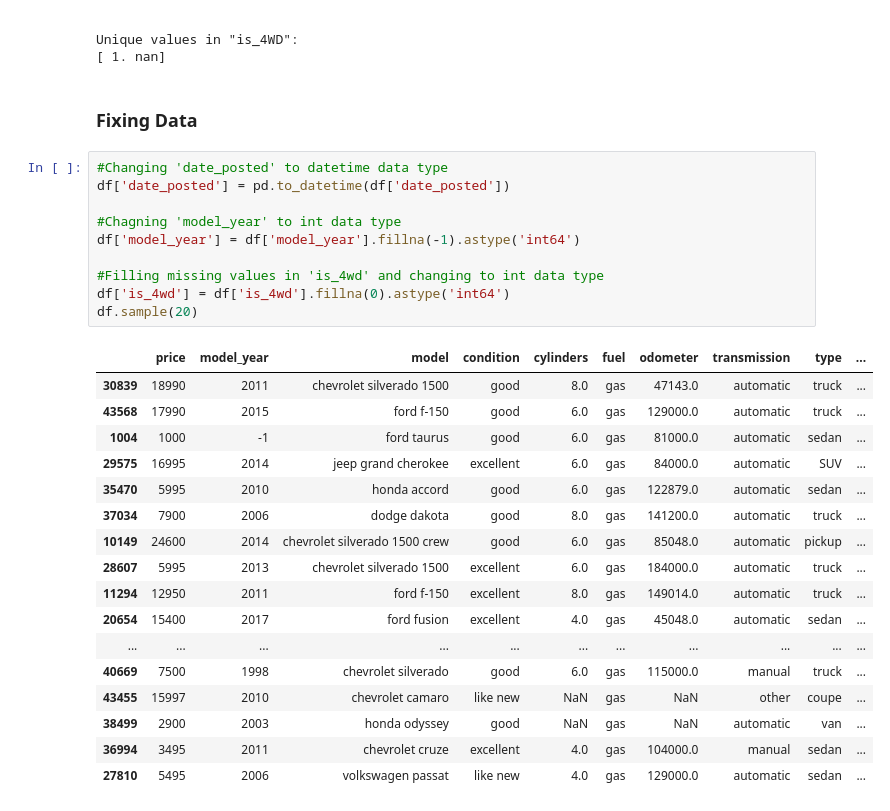
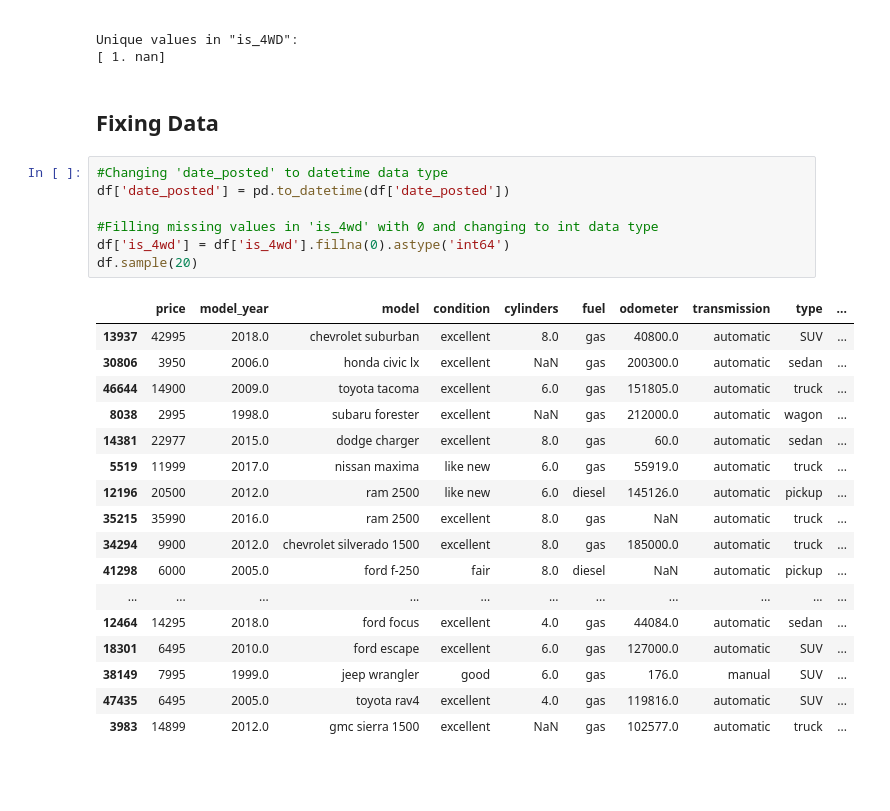
Before and after one commit to CoderCristobal/sprint_4_project, a Jupyter notebook: EDA.ipynb, the cells around one changed output. Drawn from its saved outputs; the diff is of its cells as text; blank space fills up the shorter version.

Commit message:
App V1
An elementary analysis has been performed and recorded in EDA.ipynb, while app.py has been updated to be able to visualize data based on selectable conditions.

```diff
--- a/EDA.ipynb
+++ b/EDA.ipynb
@@ -87,32 +98,29 @@ dtype: int64
 Unique values in "is_4WD":
 [ 1. nan]
 # %% [markdown]
-### Fixing Data
+## Fixing Data
 # %%
 #Changing 'date_posted' to datetime data type
 df['date_posted'] = pd.to_datetime(df['date_posted'])
 
-#Chagning 'model_year' to int data type
-df['model_year'] = df['model_year'].fillna(-1).astype('int64')
-
-#Filling missing values in 'is_4wd' and changing to int data type
+#Filling missing values in 'is_4wd' with 0 and changing to int data type
 df['is_4wd'] = df['is_4wd'].fillna(0).astype('int64')
 df.sample(20)
 # %% [output]
 |  | price | model_year | model | condition | cylinders | fuel | odometer | transmission | type | ... |
-| 30839 | 18990 | 2011 | chevrolet silverado 1500 | good | 8.0 | gas | 47143.0 | automatic | truck | ... |
-| 43568 | 17990 | 2015 | ford f-150 | good | 6.0 | gas | 129000.0 | automatic | truck | ... |
-| 1004 | 1000 | -1 | ford taurus | good | 6.0 | gas | 81000.0 | automatic | sedan | ... |
-| 29575 | 16995 | 2014 | jeep grand cherokee | excellent | 6.0 | gas | 84000.0 | automatic | SUV | ... |
-| 35470 | 5995 | 2010 | honda accord | good | 6.0 | gas | 122879.0 | automatic | sedan | ... |
-| 37034 | 7900 | 2006 | dodge dakota | good | 8.0 | gas | 141200.0 | automatic | truck | ... |
-| 10149 | 24600 | 2014 | chevrolet silverado 1500 crew | good | 6.0 | gas | 85048.0 | automatic | pickup | ... |
-| 28607 | 5995 | 2013 | chevrolet silverado 1500 | excellent | 6.0 | gas | 184000.0 | automatic | truck | ... |
-| 11294 | 12950 | 2011 | ford f-150 | excellent | 8.0 | gas | 149014.0 | automatic | truck | ... |
-| 20654 | 15400 | 2017 | ford fusion | excellent | 4.0 | gas | 45048.0 | automatic | sedan | ... |
+| 13937 | 42995 | 2018.0 | chevrolet suburban | excellent | 8.0 | gas | 40800.0 | automatic | SUV | ... |
+| 30806 | 3950 | 2006.0 | honda civic lx | excellent | NaN | gas | 200300.0 | automatic | sedan | ... |
+| 46644 | 14900 | 2009.0 | toyota tacoma | excellent | 6.0 | gas | 151805.0 | automatic | truck | ... |
+| 8038 | 2995 | 1998.0 | subaru forester | excellent | NaN | gas | 212000.0 | automatic | wagon | ... |
+| 14381 | 22977 | 2015.0 | dodge charger | excellent | 8.0 | gas | 60.0 | automatic | sedan | ... |
+| 5519 | 11999 | 2017.0 | nissan maxima | like new | 6.0 | gas | 55919.0 | automatic | truck | ... |
+| 12196 | 20500 | 2012.0 | ram 2500 | like new | 6.0 | diesel | 145126.0 | automatic | pickup | ... |
+| 35215 | 35990 | 2016.0 | ram 2500 | excellent | 8.0 | gas | NaN | automatic | truck | ... |
+| 34294 | 9900 | 2012.0 | chevrolet silverado 1500 | excellent | 8.0 | gas | 185000.0 | automatic | truck | ... |
+| 41298 | 6000 | 2005.0 | ford f-250 | fair | 8.0 | diesel | NaN | automatic | pickup | ... |
 | ... | ... | ... | ... | ... | ... | ... | ... | ... | ... | ... |
-| 40669 | 7500 | 1998 | chevrolet silverado | good | 6.0 | gas | 115000.0 | manual | truck | ... |
-| 43455 | 15997 | 2010 | chevrolet camaro | like new | NaN | gas | NaN | other | coupe | ... |
-| 38499 | 2900 | 2003 | honda odyssey | good | NaN | gas | NaN | automatic | van | ... |
-| 36994 | 3495 | 2011 | chevrolet cruze | excellent | 4.0 | gas | 104000.0 | manual | sedan | ... |
-| 27810 | 5495 | 2006 | volkswagen passat | like new | 4.0 | gas | 129000.0 | automatic | sedan | ... |
+| 12464 | 14295 | 2018.0 | ford focus | excellent | 4.0 | gas | 44084.0 | automatic | sedan | ... |
+| 18301 | 6495 | 2010.0 | ford escape | excellent | 6.0 | gas | 127000.0 | automatic | SUV | ... |
+| 38149 | 7995 | 1999.0 | jeep wrangler | good | 6.0 | gas | 176.0 | manual | SUV | ... |
+| 47435 | 6495 | 2005.0 | toyota rav4 | excellent | 4.0 | gas | 119816.0 | automatic | SUV | ... |
+| 3983 | 14899 | 2012.0 | gmc sierra 1500 | excellent | NaN | gas | 102577.0 | automatic | truck | ... |
```
Also changed, not shown: parts of 23 cells of this notebook, 2 other files.
